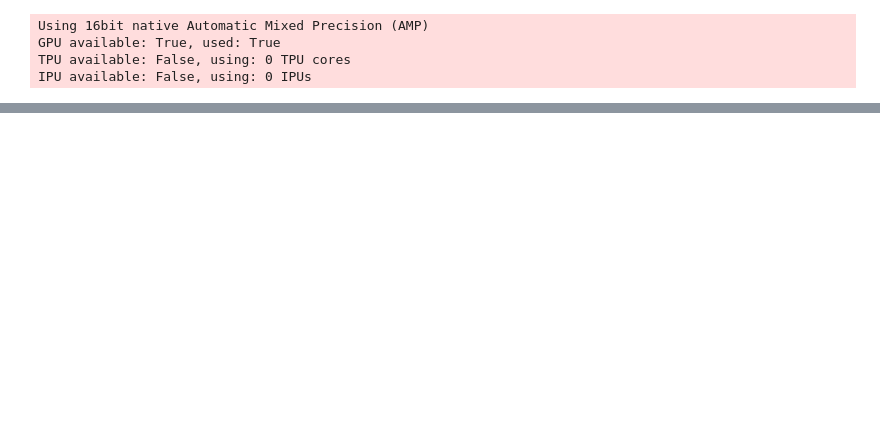
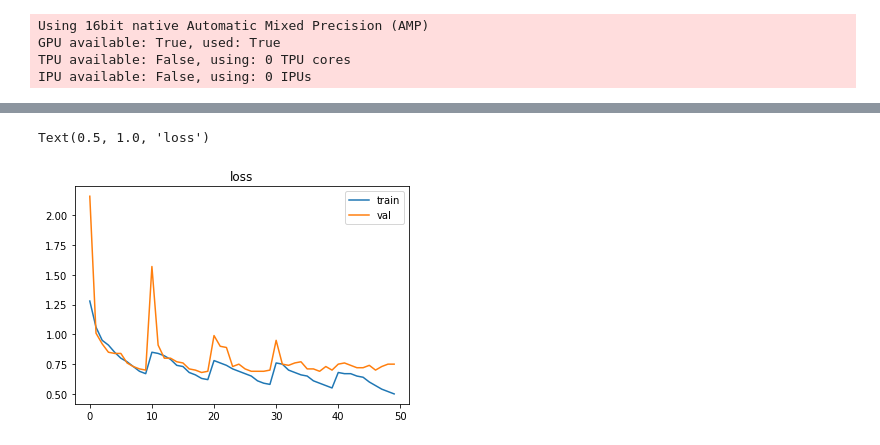
Before and after one commit to talhaanwarch/radar_images_classification, a Jupyter notebook: code.ipynb, the cells around one changed output, grey strips where cells are left out. Drawn from its saved outputs; the diff is of its cells as text; code cells hidden in the pictures; blank space fills up the shorter version.

```diff
--- a/code.ipynb
+++ b/code.ipynb
@@ -212,3 +233,11 @@ validation loss accuracy  49 0.72 0.71
+# %%
+plt.plot(model.trainloss,label='train')
+plt.plot(model.valloss,label='val')
+plt.legend()
+plt.title('loss')
+# %% [output]
+Text(0.5, 1.0, 'loss')
+[figure, added]
 # %%
 trainer.validate(model)
 # %% [output]
```
Also changed, not shown: parts of 8 cells of this notebook.
